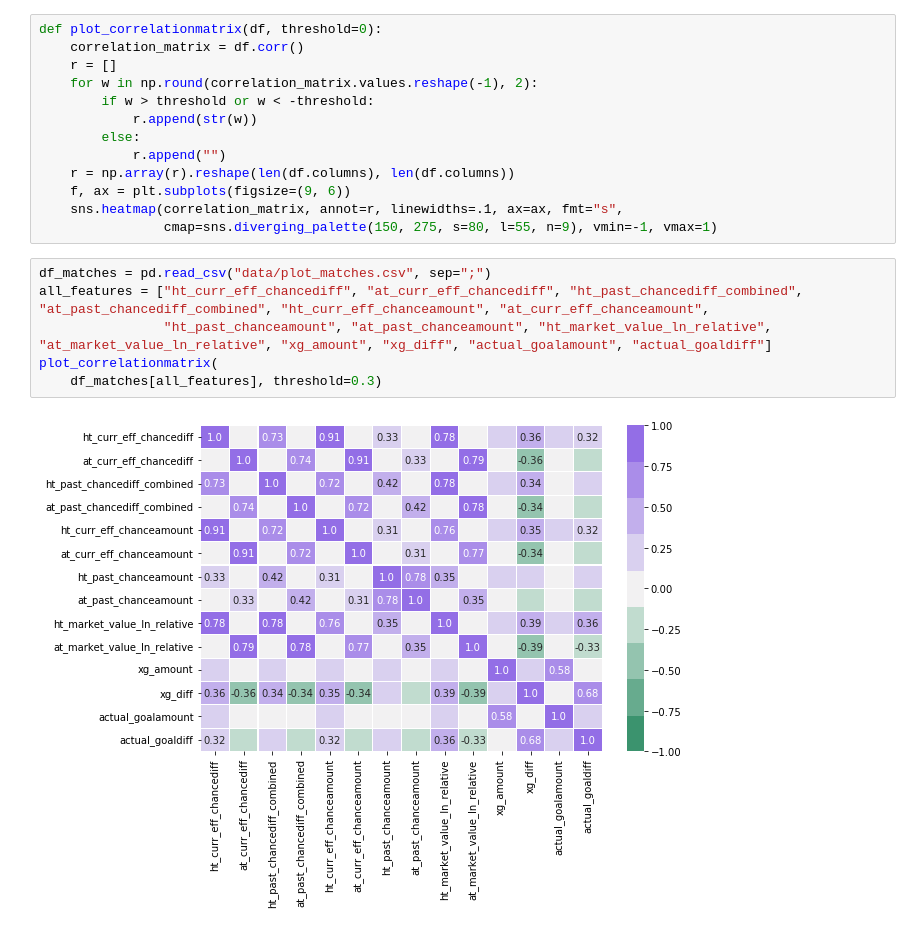
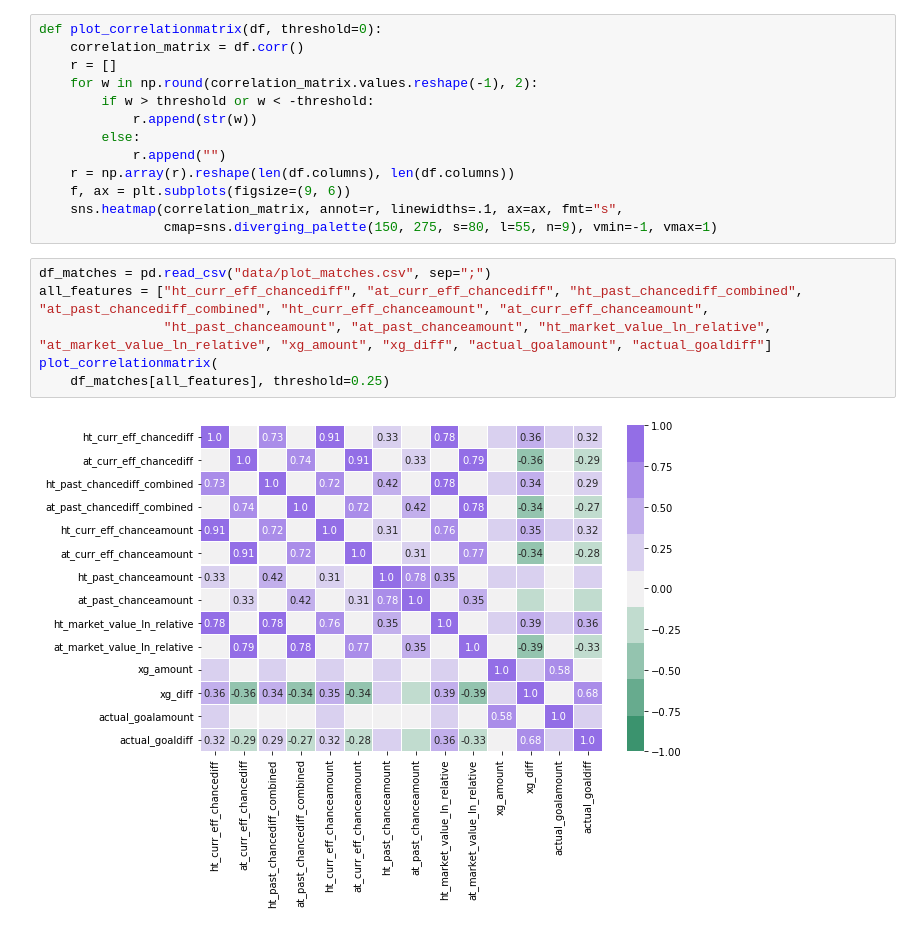
Before and after one commit to LUKEx76/football_prediction, a Jupyter notebook: plotting/plotting.ipynb, the cells around one changed output. Drawn from its saved outputs; the diff is of its cells as text.

```diff
--- a/plotting/plotting.ipynb
+++ b/plotting/plotting.ipynb
@@ -120,8 +137,8 @@ def plot_correlationmatrix(df, threshold=0):
 # %%
 df_matches = pd.read_csv("data/plot_matches.csv", sep=";")
 all_features = ["ht_curr_eff_chancediff", "at_curr_eff_chancediff", "ht_past_chancediff_combined", "at_past_chancediff_combined", "ht_curr_eff_chanceamount", "at_curr_eff_chanceamount",
                 "ht_past_chanceamount", "at_past_chanceamount", "ht_market_value_ln_relative", "at_market_value_ln_relative", "xg_amount", "xg_diff", "actual_goalamount", "actual_goaldiff"]
 plot_correlationmatrix(
-    df_matches[all_features], threshold=0.3)
+    df_matches[all_features], threshold=0.25)
 # %% [output]
-[figure, old version]
+[figure, new version]
```
Also changed, not shown: parts of 8 cells of this notebook, 2 other files.
